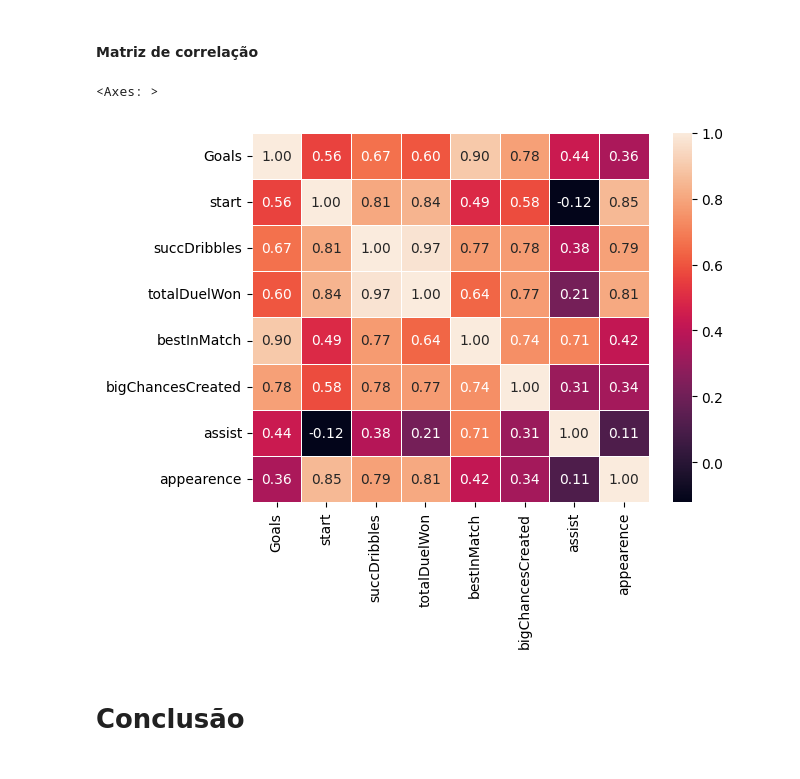
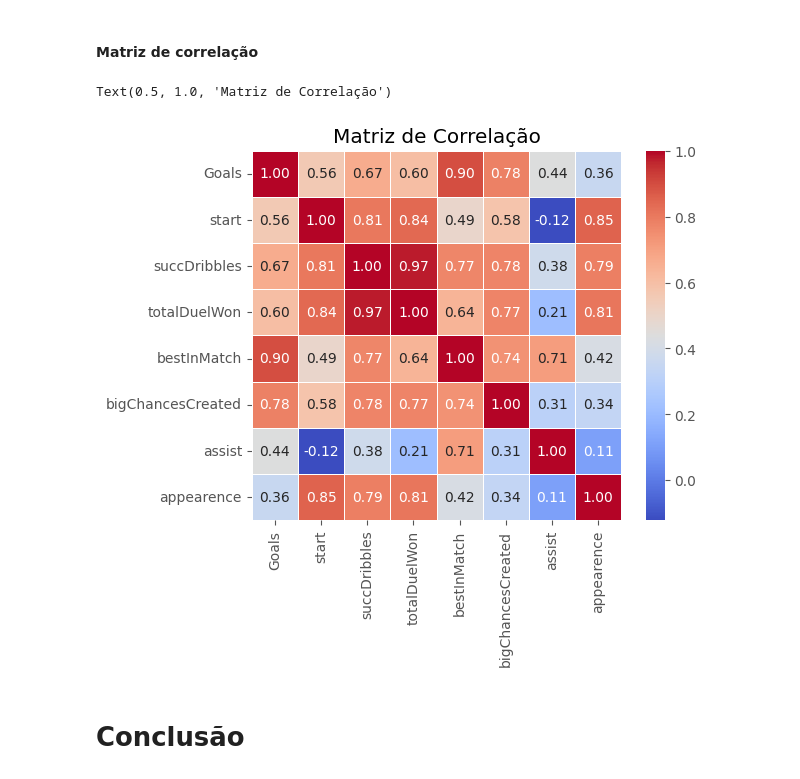
Before and after one commit to LuisNunes301/analys-player-brasil, a Jupyter notebook: analys_player_brasil.ipynb, the cells around one changed output. Saved outputs shown, nothing was run; the diff lists cells and outputs as text; code cells hidden in the pictures.

```diff
--- a/analys_player_brasil.ipynb
+++ b/analys_player_brasil.ipynb
@@ -183,7 +189,18 @@ x = ['Antony','Gabigol','Neymar','Pedro','Rapha','Jesus', 'Vini']
 # Y x.G de cada jogador.
 y = [mdAnt,mdGab,mdNey,mdPe,mdRa,mdJe,mdVi]
 
+
 dfMediaXg = pd.DataFrame({'Jogadores brasileiros':x,'media x.G/p':y})
-#Media dos de gols por partida dos jogadores.
-dfMediaXg.plot.scatter(title= "x.G por Jogos temporada 21/22",x = 'Jogadores brasileiros', y ='media x.G/p', color= 'red',figsize=(5,5))
+plt.style.use('ggplot')
+
+plt.figure(figsize=(8,6))
+scatter = dfMediaXg.plot.scatter(
+    title= "x.G por Jogos temporada 21/22",
+    x = 'Jogadores brasileiros',
+    y ='media x.G/p', color= 'red',
+)
+
+
+scatter.set_xlabel("Atacantes para Seleção")
+scatter.set_ylabel("media x.G/p")
 # %% [output]
@@ -271,27 +303,28 @@ plyCopy['bestInMatch'].plot.bar(title = "Melhor em campo")
 # %% [markdown]
 #### Matriz de correlação
 # %%
+import seaborn as sn
 playersName= plyCopy['goals'].keys()
 
 gGoals= plyCopy['goals'].values
 gSucc= plyCopy['succDribbles'].values
 gDwon= plyCopy['totalDuelWon'].values
 gMvp= plyCopy['bestInMatch'].values
 gStar= plyCopy['start'].values
 gChances= plyCopy['bigChancesCreated'].values
 gAssist= plyCopy['assist'].values
 gApp= plyCopy['appearence'].values
 
 
 
 dfGols = pd.DataFrame({'Jogadores':playersName,'Goals':gGoals,'start':gStar,'succDribbles':gSucc,
                        'totalDuelWon':gDwon,'bestInMatch':gMvp,'bigChancesCreated':gChances,'assist':gAssist,'appearence':gApp})
-correlation = dfGols.corr()
-plot = sn.heatmap(correlation, annot= True, fmt=".2f", linewidths=.6)
-plot
+correlation = dfGols.corr(numeric_only=True)
+plot = sn.heatmap(correlation, annot=True, fmt=".2f", linewidths=.6, cmap='coolwarm', square=True)
+plot.set_title('Matriz de Correlação')
 # %% [output]
-<Axes: >
+Text(0.5, 1.0, 'Matriz de Correlação')
-[figure, old version]
+[figure, new version]
 # %% [markdown]
 # Conclusão
 # %% [markdown]
```
Also changed, not shown: parts of 13 cells of this notebook.
